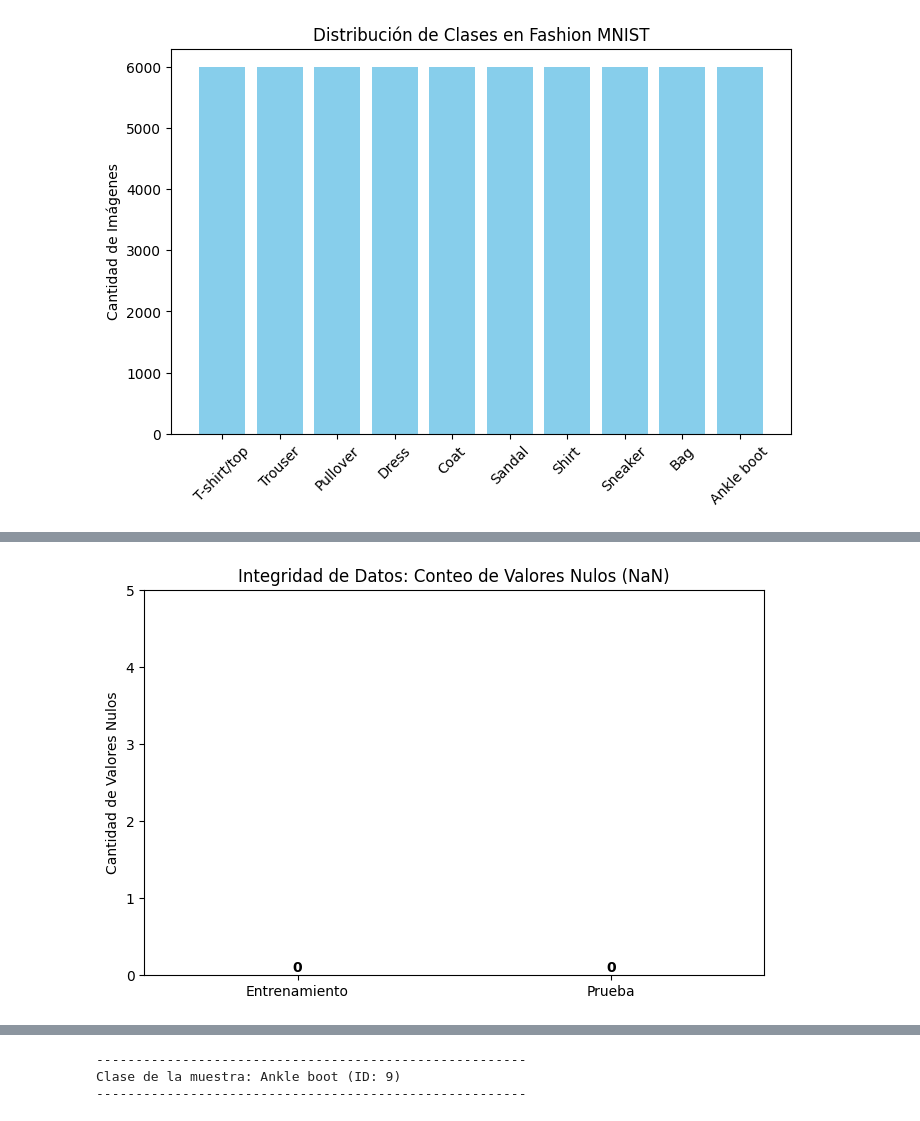
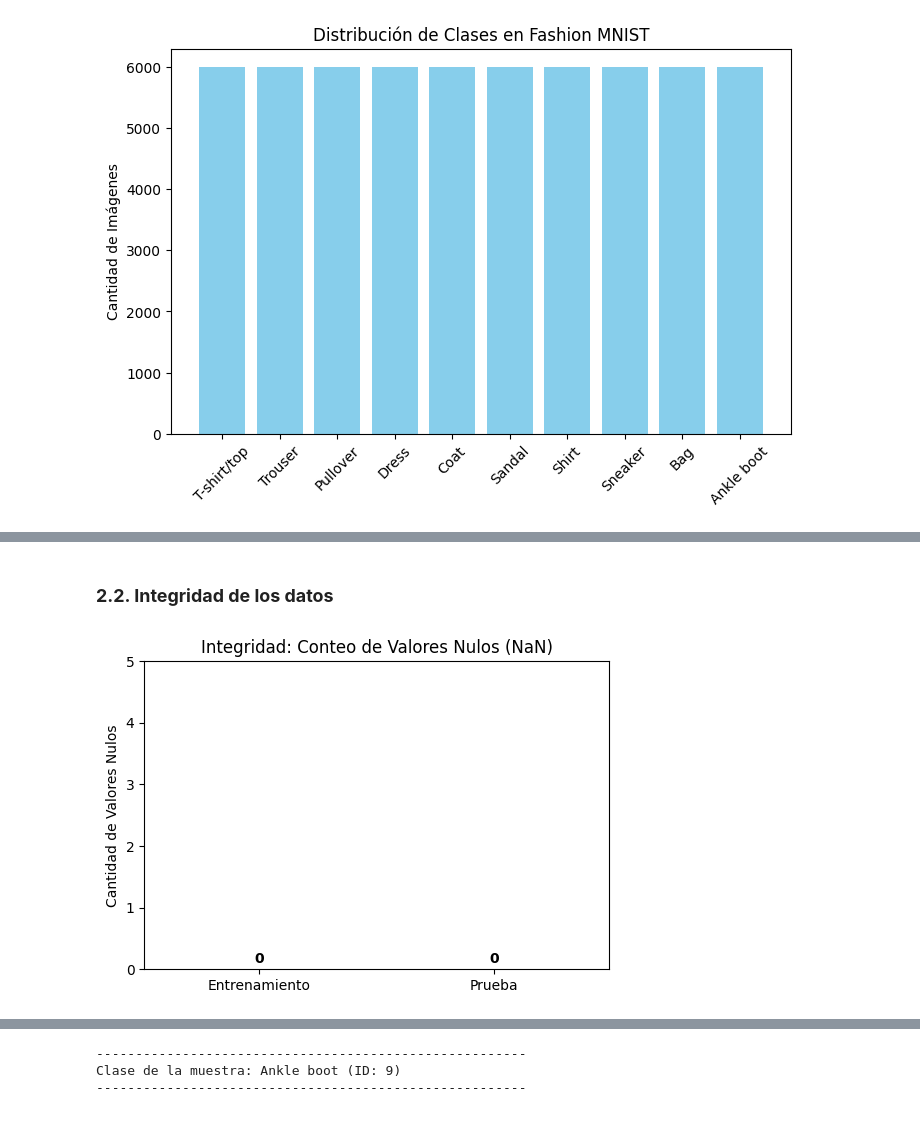
Before and after one commit to konishogu/DeepLearning, a Jupyter notebook: EVALUACION_1.ipynb, the cells around one changed output, grey strips where cells are left out. Cells and saved outputs as stored; diff of their text form; code cells hidden in the pictures.

```diff
--- a/EVALUACION_1.ipynb
+++ b/EVALUACION_1.ipynb
@@ -122,29 +152,30 @@ Se está utilizando np.unique con el parámetro return_counts =True para extraer
+# %% [markdown]
+### **2.2. Integridad de los datos**
 # %%
-import matplotlib.pyplot as plt
-import numpy as np
-
 def plot_missing_values(x_train, x_test):
-    # 1. Cálculo de nulos en cada conjunto
+    # Calcular cuántas imágenes tienen un valor nulo
     nulos_train = np.isnan(x_train).sum()
     nulos_test = np.isnan(x_test).sum()
+
     sets = ['Entrenamiento', 'Prueba']
     valores = [nulos_train, nulos_test]
 
-    # 3. Creación del gráfico de barras
-    plt.figure(figsize=(8, 5))
+    # Crear gráfico de barras
+    plt.figure(figsize=(6, 4))
     bars = plt.bar(sets, valores, color=['#e74c3c', '#3498db'])
+
+    # Añadir número sobre la barra
     for bar in bars:
         yval = bar.get_height()
-        plt.text(bar.get_x() + bar.get_width()/2, yval, int(yval),
-                 va='bottom', ha='center', fontweight='bold')
+        plt.text(bar.get_x() + bar.get_width()/2, yval + 0.1, int(yval),
+                 ha='center', fontweight='bold')
 
-    plt.title('Integridad de Datos: Conteo de Valores Nulos (NaN)')
+    plt.title('Integridad: Conteo de Valores Nulos (NaN)')
     plt.ylabel('Cantidad de Valores Nulos')
+    plt.ylim(0, max(valores) + 2 if max(valores) > 0 else 5)
+    plt.show()
 
-    # Ajustar el límite superior para que el texto sea legible
-    plt.ylim(0, max(valores) + 10 if max(valores) > 0 else 5)
-
-    plt.show()
+# Ejecutar validación
 plot_missing_values(X_train_full, X_test)
 # %% [output]
-[figure, old version]
+[figure, new version]
```
Also changed, not shown: parts of 38 cells of this notebook.
